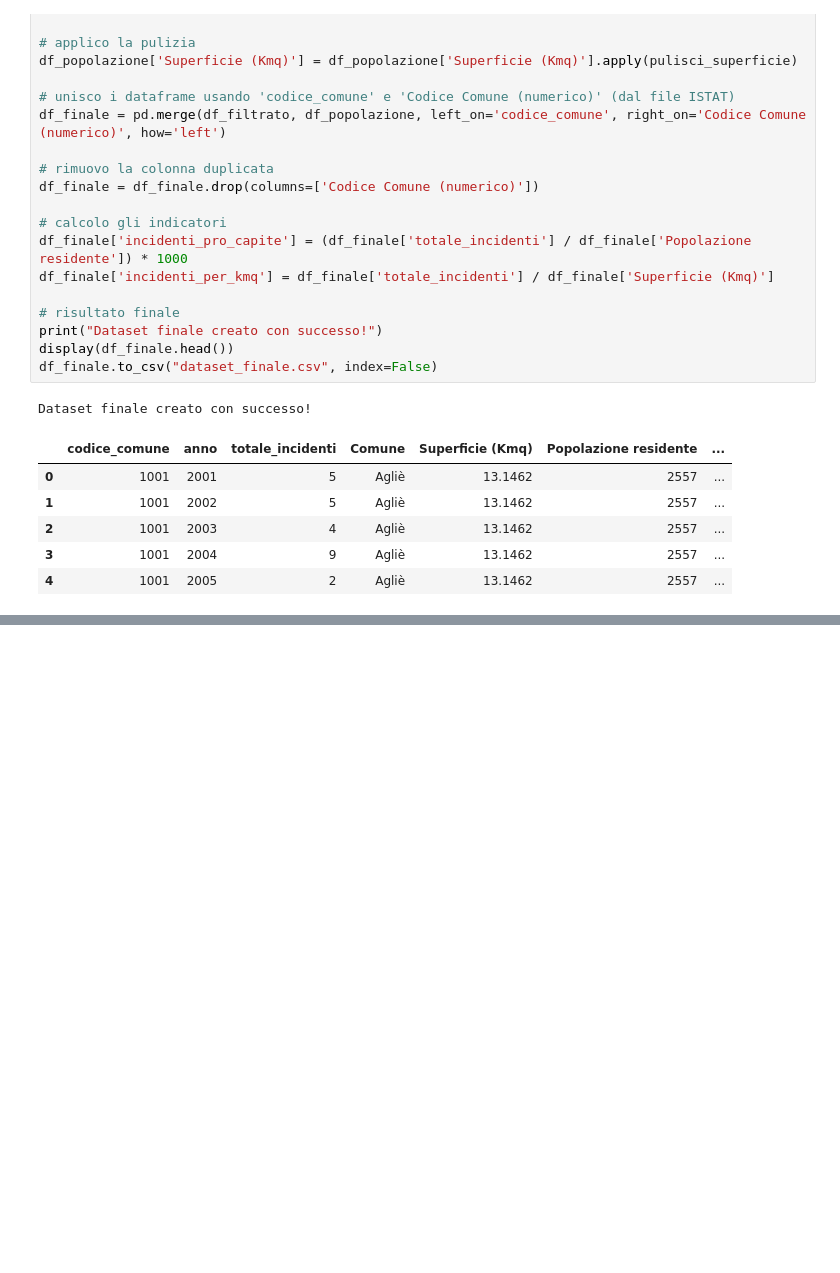
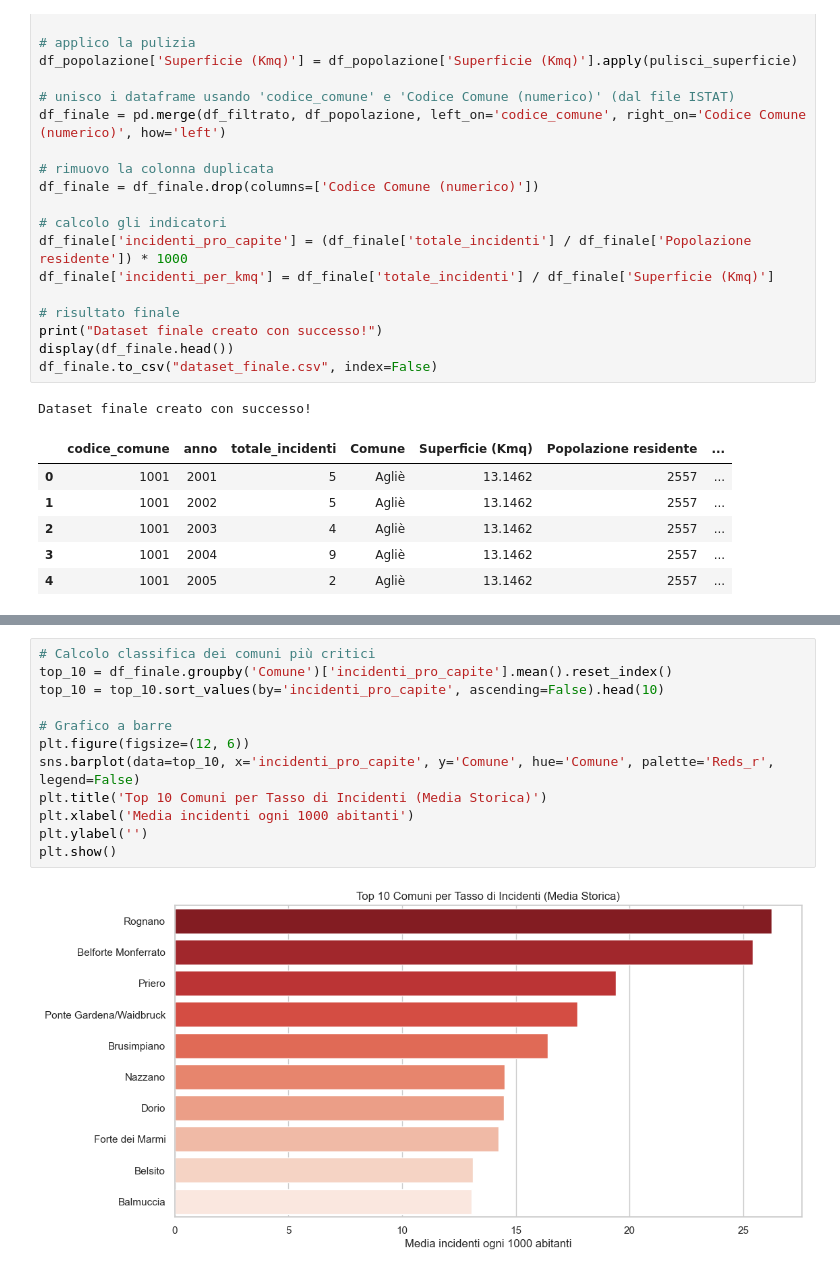
Before and after one commit to biagiorunci-creator/Progetto-finale-Boolean, a Jupyter notebook: Progetto finale Boolean.ipynb, the cells around one changed output, grey strips where cells are left out. Cells and saved outputs as stored; diff of their text form; blank space fills up the shorter version.

```diff
--- a/Progetto finale Boolean.ipynb
+++ b/Progetto finale Boolean.ipynb
@@ -184,0 +220,14 @@ Dataset finale creato con successo!
+# %%
+# Calcolo classifica dei comuni più critici
+top_10 = df_finale.groupby('Comune')['incidenti_pro_capite'].mean().reset_index()
+top_10 = top_10.sort_values(by='incidenti_pro_capite', ascending=False).head(10)
+
+# Grafico a barre
+plt.figure(figsize=(12, 6))
+sns.barplot(data=top_10, x='incidenti_pro_capite', y='Comune', hue='Comune', palette='Reds_r', legend=False)
+plt.title('Top 10 Comuni per Tasso di Incidenti (Media Storica)')
+plt.xlabel('Media incidenti ogni 1000 abitanti')
+plt.ylabel('')
+plt.show()
+# %% [output]
+[figure, added]
```
Also changed, not shown: parts of 3 cells of this notebook.
